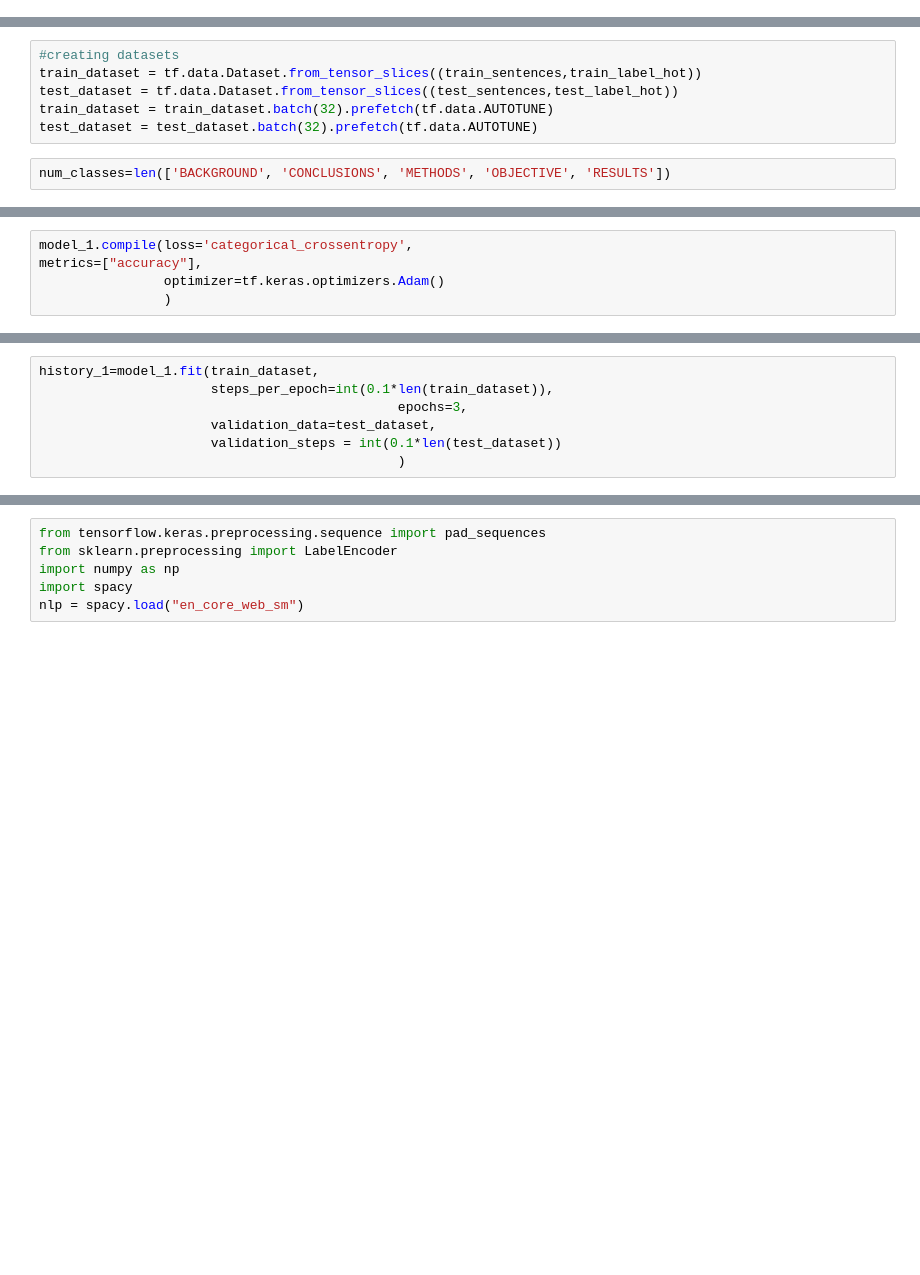
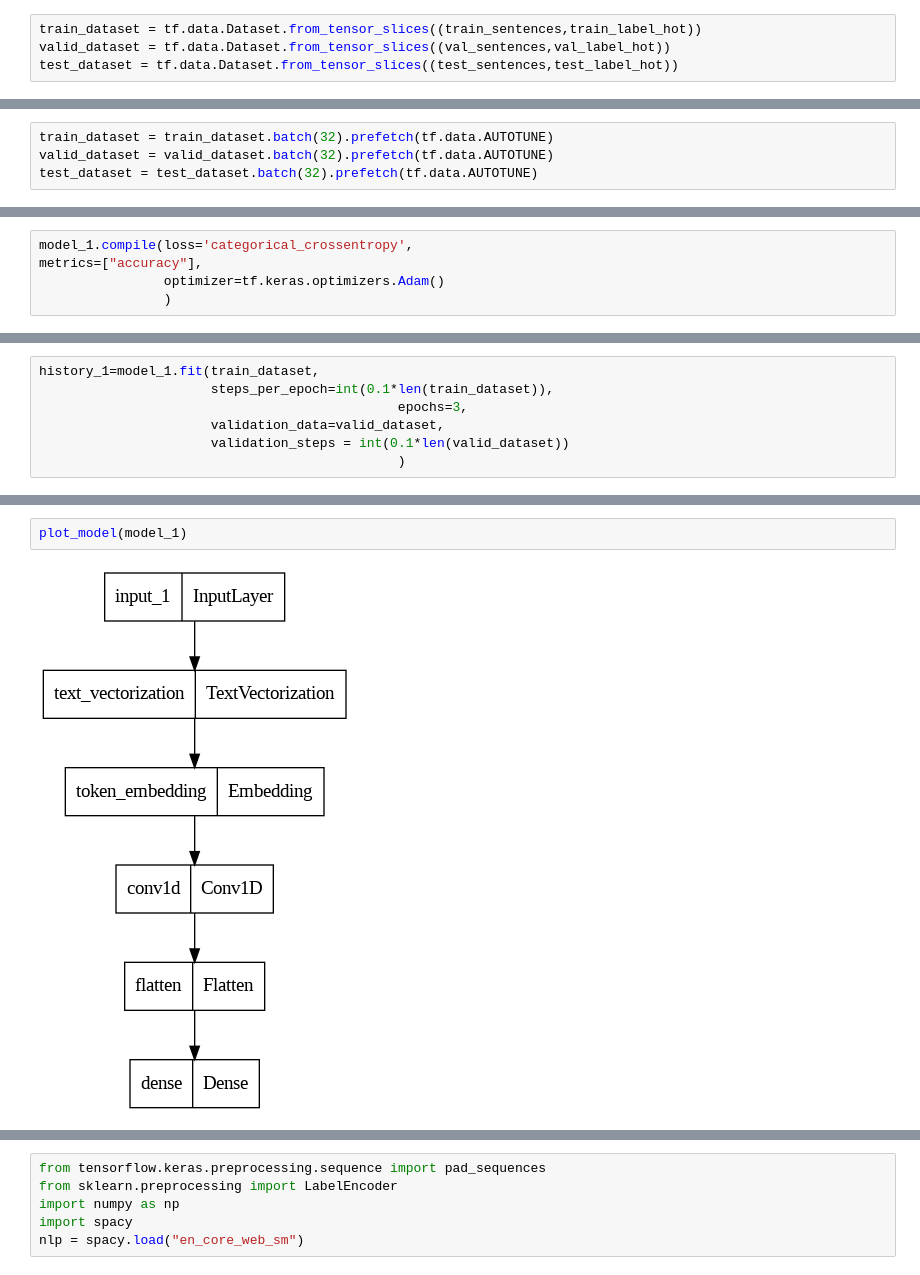
Before and after one commit to psyuktha/skimlit, a Jupyter notebook: skimlit.ipynb, the cells around one changed output, grey strips where cells are left out. Drawn from its saved outputs; the diff is of its cells as text; blank space fills up the shorter version.

```diff
--- a/skimlit.ipynb
+++ b/skimlit.ipynb
@@ -93,0 +342,4 @@ test_label_hot=one_hot.fit_transform(tf.expand_dims(test_df['target'],axis=-1))
+# %%
+train_dataset = tf.data.Dataset.from_tensor_slices((train_sentences,train_label_hot))
+valid_dataset = tf.data.Dataset.from_tensor_slices((val_sentences,val_label_hot))
+test_dataset = tf.data.Dataset.from_tensor_slices((test_sentences,test_label_hot))
@@ -94,8 +350,4 @@ test_label_hot=one_hot.fit_transform(tf.expand_dims(test_df['target'],axis=-1))
 # %%
-#creating datasets
-train_dataset = tf.data.Dataset.from_tensor_slices((train_sentences,train_label_hot))
-test_dataset = tf.data.Dataset.from_tensor_slices((test_sentences,test_label_hot))
 train_dataset = train_dataset.batch(32).prefetch(tf.data.AUTOTUNE)
+valid_dataset = valid_dataset.batch(32).prefetch(tf.data.AUTOTUNE)
 test_dataset = test_dataset.batch(32).prefetch(tf.data.AUTOTUNE)
-# %%
-num_classes=len(['BACKGROUND', 'CONCLUSIONS', 'METHODS', 'OBJECTIVE', 'RESULTS'])
@@ -117,8 +397,8 @@ metrics=["accuracy"],
 history_1=model_1.fit(train_dataset,
                       steps_per_epoch=int(0.1*len(train_dataset)),
                                               epochs=3,
-                      validation_data=test_dataset,
-                      validation_steps = int(0.1*len(test_dataset))
+                      validation_data=valid_dataset,
+                      validation_steps = int(0.1*len(valid_dataset))
                                               )
 # %% [output]
 Epoch 1/3
@@ -136,0 +792,4 @@ model_1.save("skimlit")
+# %%
+plot_model(model_1)
+# %% [output]
+[figure, added]
```
Also changed, not shown: parts of 110 cells of this notebook.
